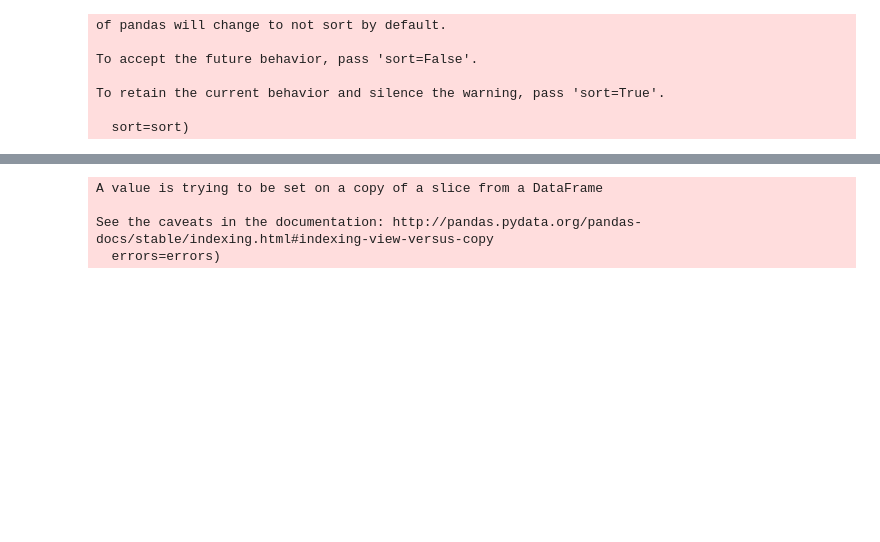
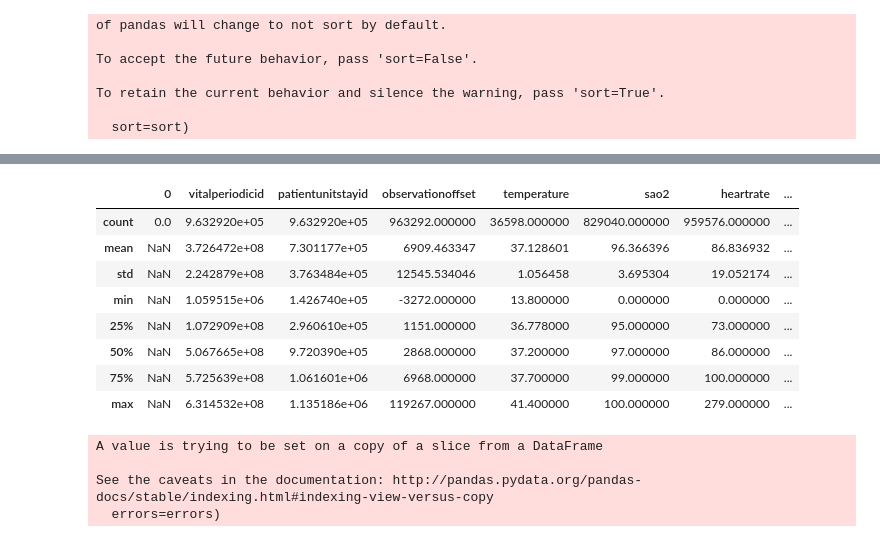
Before and after one commit to Ronet05/GSoC-CBMI-eICU, a Jupyter notebook: graphing.ipynb, the cells around one changed output, grey strips where cells are left out. Cells and saved outputs as stored; diff of their text form; code cells hidden in the pictures; blank space fills up the shorter version.

```diff
--- a/graphing.ipynb
+++ b/graphing.ipynb
@@ -69,3 +87,15 @@ vital_cases
+# %%
+vital_control.describe()
+# %% [output]
+|  | 0 | vitalperiodicid | patientunitstayid | observationoffset | temperature | sao2 | heartrate | ... |
+| count | 0.0 | 9.632920e+05 | 9.632920e+05 | 963292.000000 | 36598.000000 | 829040.000000 | 959576.000000 | ... |
+| mean | NaN | 3.726472e+08 | 7.301177e+05 | 6909.463347 | 37.128601 | 96.366396 | 86.836932 | ... |
+| std | NaN | 2.242879e+08 | 3.763484e+05 | 12545.534046 | 1.056458 | 3.695304 | 19.052174 | ... |
+| min | NaN | 1.059515e+06 | 1.426740e+05 | -3272.000000 | 13.800000 | 0.000000 | 0.000000 | ... |
+| 25% | NaN | 1.072909e+08 | 2.960610e+05 | 1151.000000 | 36.778000 | 95.000000 | 73.000000 | ... |
+| 50% | NaN | 5.067665e+08 | 9.720390e+05 | 2868.000000 | 37.200000 | 97.000000 | 86.000000 | ... |
+| 75% | NaN | 5.725639e+08 | 1.061601e+06 | 6968.000000 | 37.700000 | 99.000000 | 100.000000 | ... |
+| max | NaN | 6.314532e+08 | 1.135186e+06 | 119267.000000 | 41.400000 | 100.000000 | 279.000000 | ... |
 # %%
 cases_toplot=vital_cases.iloc[:500,:]
 # %%
```
Also changed, not shown: parts of 5 cells of this notebook, 2 other files.
